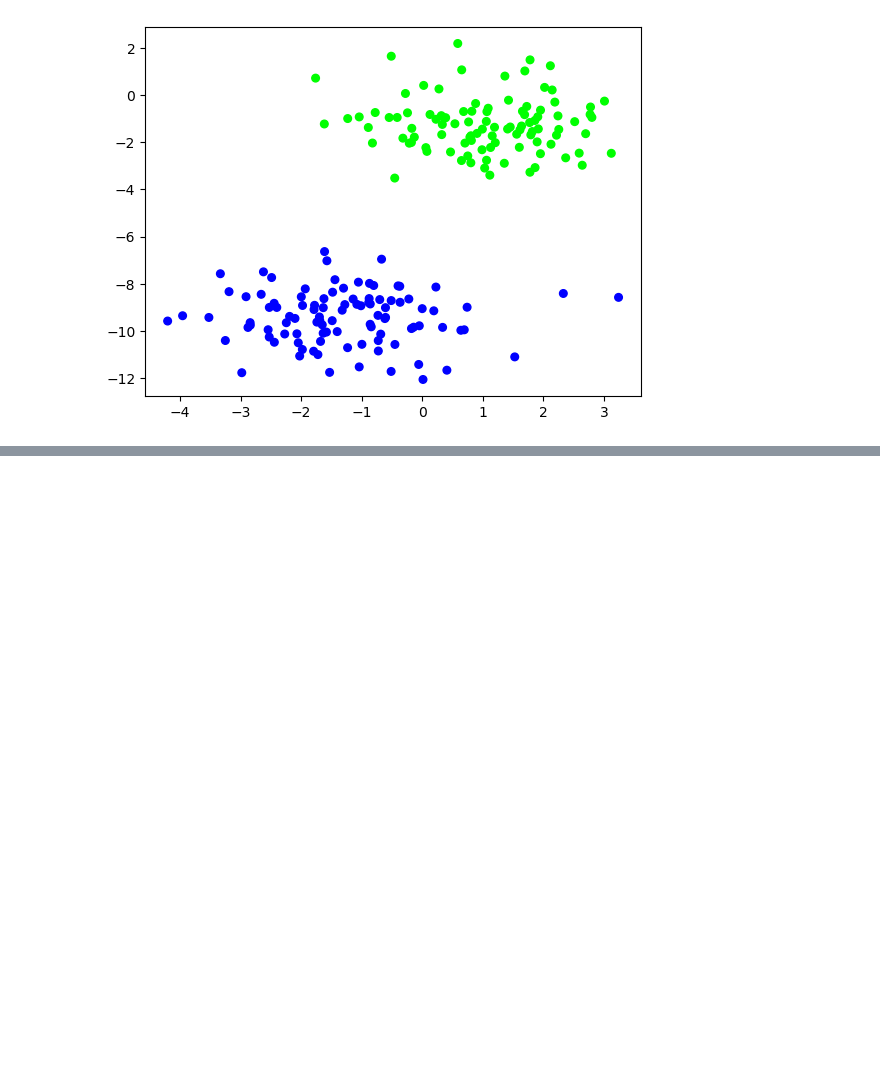
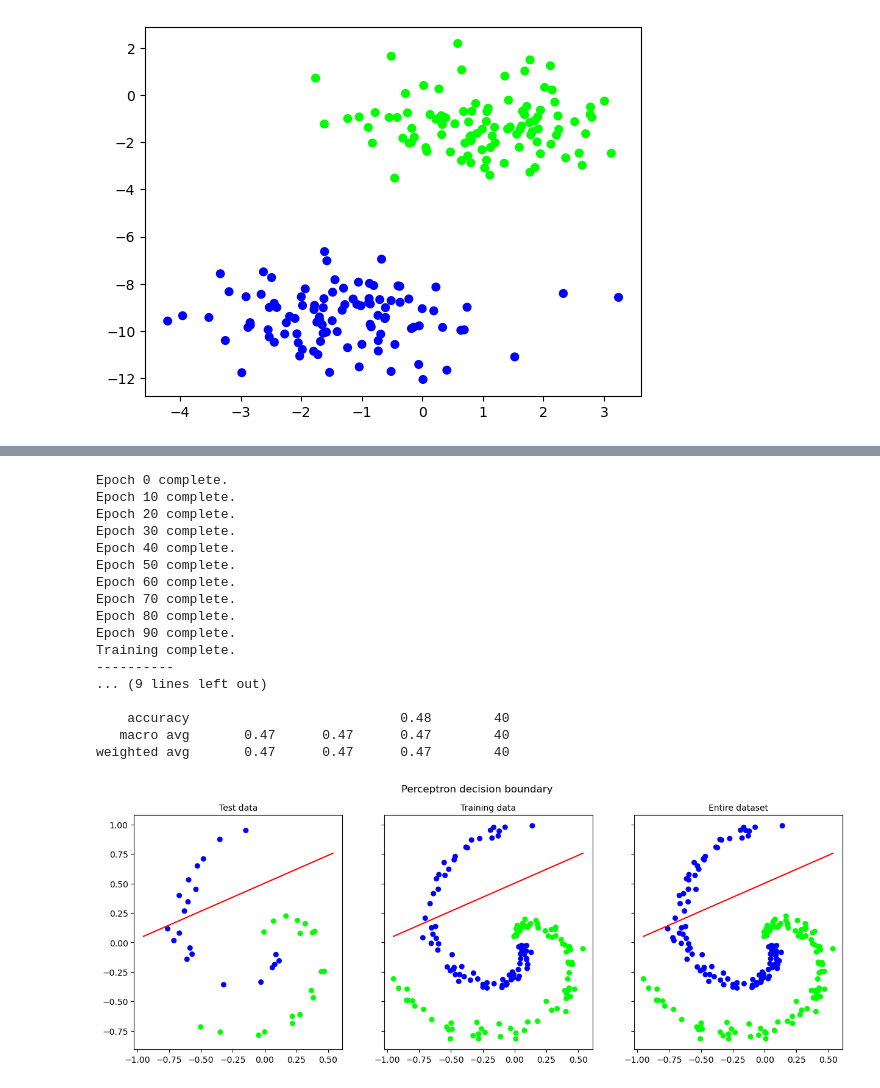
Before and after one commit to thomasjenny/neural_networks_basics, a Jupyter notebook: Neural_Networks.ipynb, the cells around one changed output, grey strips where cells are left out. Saved outputs shown, nothing was run; the diff lists cells and outputs as text; code cells hidden in the pictures; blank space fills up the shorter version.

```diff
--- a/Neural_Networks.ipynb
+++ b/Neural_Networks.ipynb
@@ -294,0 +391,49 @@ plot_perceptron(X_test, y_test, weights_learned, bias_learned)
+# %%
+# Parameter initialization
+weights_spiral = np.zeros(X_spiral.shape[1])
+bias_spiral = 0
+
+# Hyperparameter definition
+learning_rate_spiral = 0.01
+epochs_spiral = 100
+
+# Test/train split
+X_spiral_train, X_spiral_test, y_spiral_train, y_spiral_test = train_test_split(X_spiral, y_spiral, test_size = 0.2, random_state = 42)
+
+# Model training
+weights_spiral_learned, bias_spiral_learned = train_perceptron(X_spiral_train, y_spiral_train, weights_spiral, bias_spiral, epochs_spiral, learning_rate_spiral)
+print(10 * "-")
+print(f"Learned weights: {weights_spiral_learned}")
+print(f"Learned bias: {bias_spiral_learned}")
+
+# Test data prediction
+pred_spiral = predict_perceptron(X_test, weights_learned, bias_learned)
+
+# Print classification report
+report_spiral = classification_report(pred_spiral, y_spiral_test, digits = 2, zero_division = 0.0)
+
+print(10 * "-")
+print("\n Classification Report:")
+print(report_spiral)
+
+# Plot decision boundary
+plot_perceptron(X_spiral_test, y_spiral_test, X_spiral_train, y_spiral_train, X_spiral, y_spiral, weights_spiral_learned, bias_spiral_learned)
+# %% [output]
+Epoch 0 complete.
+Epoch 10 complete.
+Epoch 20 complete.
+Epoch 30 complete.
+Epoch 40 complete.
+Epoch 50 complete.
+Epoch 60 complete.
+Epoch 70 complete.
+Epoch 80 complete.
+Epoch 90 complete.
+Training complete.
+----------
+... (9 lines left out)
+
+    accuracy                           0.48        40
+   macro avg       0.47      0.47      0.47        40
+weighted avg       0.47      0.47      0.47        40
+[figure, added]
```
Also changed, not shown: parts of 34 cells of this notebook.
